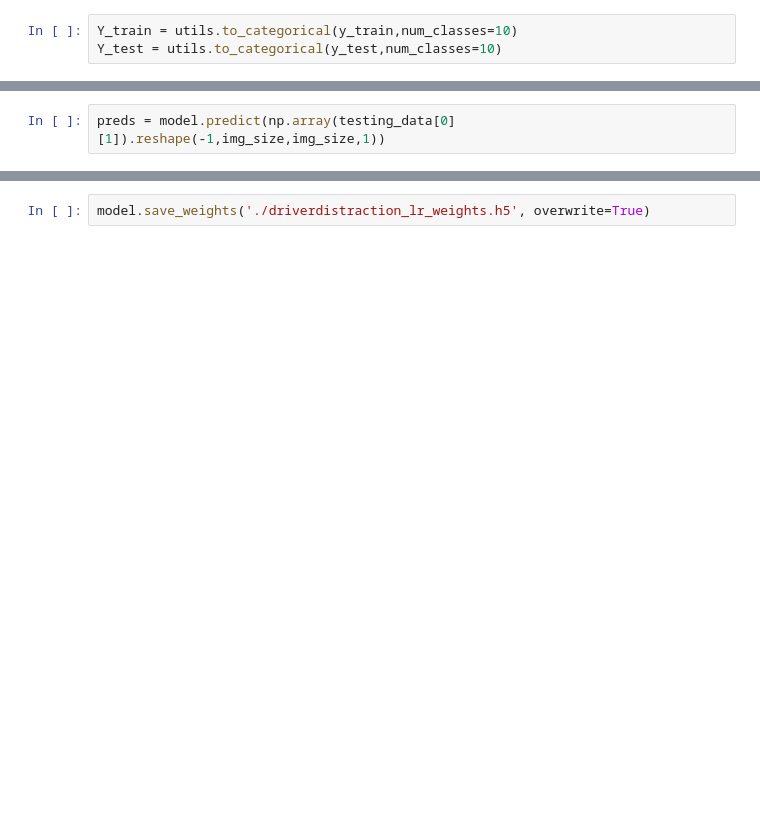
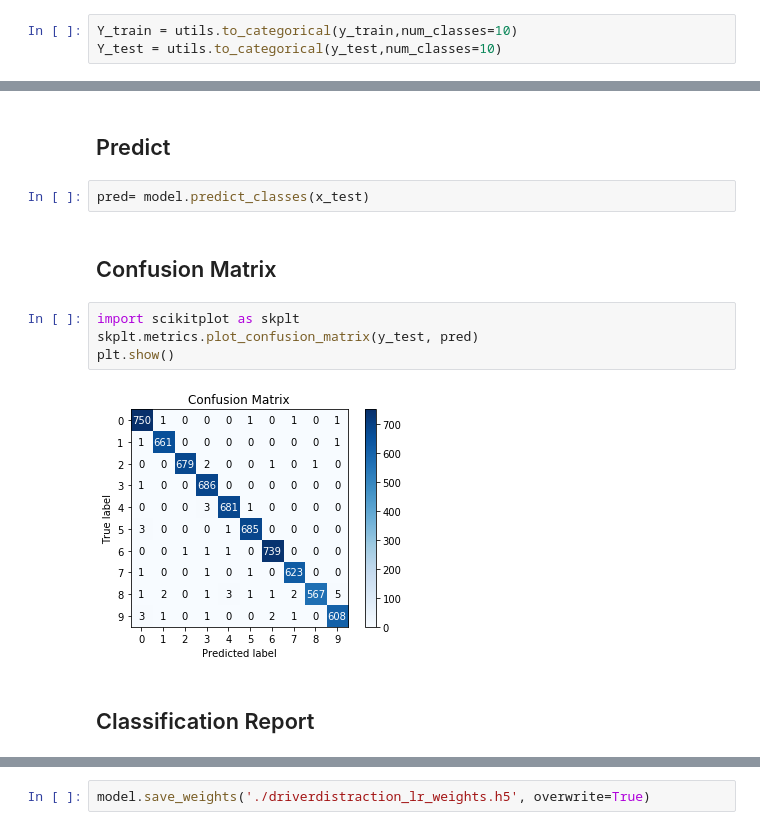
Before and after one commit to theRajeshReddy/Distracted_Driver_MultiAction_Classification, a Jupyter notebook: Distracted_Driver_MultiAction_Classification.ipynb, the cells around one changed output, grey strips where cells are left out. Drawn from its saved outputs; the diff is of its cells as text; blank space fills up the shorter version.

```diff
--- a/Distracted_Driver_MultiAction_Classification.ipynb
+++ b/Distracted_Driver_MultiAction_Classification.ipynb
@@ -318,2 +263,14 @@ plt.show()
-# %%
-preds = model.predict(np.array(testing_data[0][1]).reshape(-1,img_size,img_size,1))
+# %% [markdown]
+## Predict
+# %%
+pred= model.predict_classes(x_test)
+# %% [markdown]
+## Confusion Matrix
+# %%
+import scikitplot as skplt
+skplt.metrics.plot_confusion_matrix(y_test, pred)
+plt.show()
+# %% [output]
+[figure, added]
+# %% [markdown]
+## Classification Report
```
Also changed, not shown: parts of 48 cells of this notebook.
